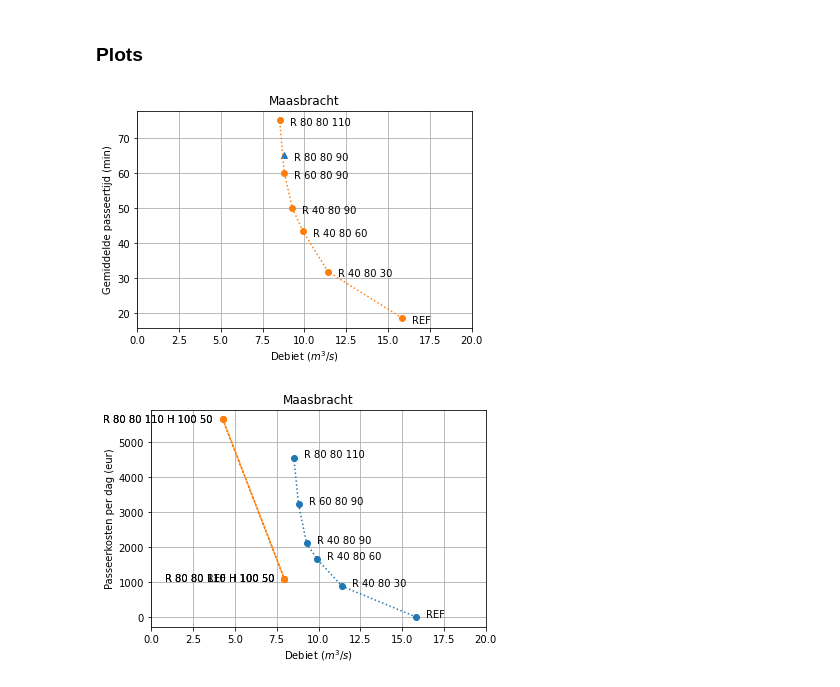
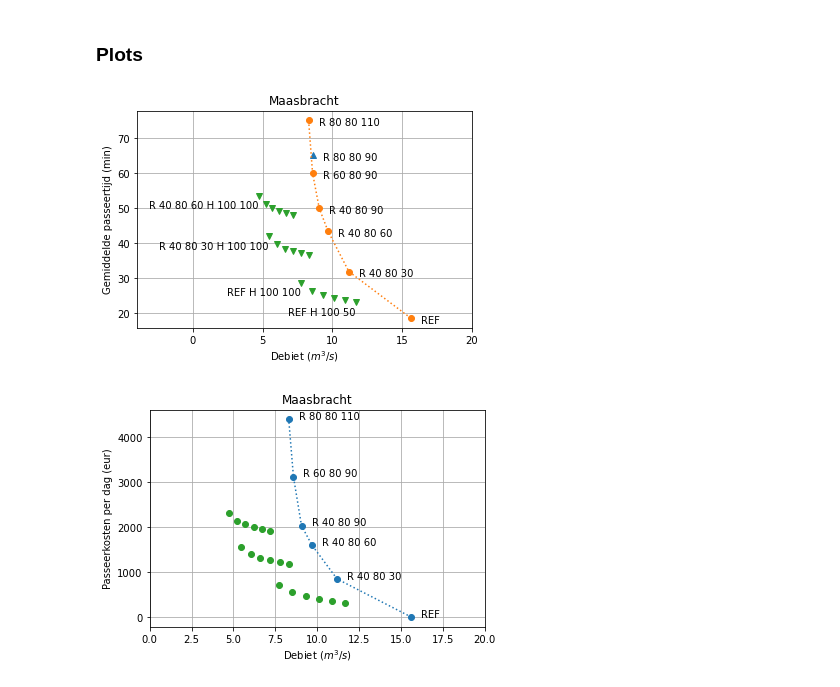
Before and after one commit to jurjendejong/pySIVAK, a Jupyter notebook: Ontwerp laagwaterbeleid.ipynb, the cells around one changed output. Drawn from its saved outputs; the diff is of its cells as text; code cells hidden in the pictures.

```diff
--- a/Ontwerp laagwaterbeleid.ipynb
+++ b/Ontwerp laagwaterbeleid.ipynb
@@ -225,6 +231,6 @@ for s, Q in besparing.items():
 # %%
 # Max pompen bij zuinig
-new_scenario = create_pomp_scenario(scenarios_zuinig[-1], Q_pump=max_pomp_inzet[lock])
+new_scenario = create_pomp_scenario(LWB['zuinig'][-1], Q_pump=max_pomp_inzet[lock])
 scenarios = scenarios.append(new_scenario)
 
-laagwaterbeleid_zuinig_maxpompen = [scenarios_ref] + scenarios_zuinig + [new_scenario.name]
+LWB['zuinig dan max pompen'] = [LWB['ref']] + LWB['zuinig'] + [new_scenario.name]
@@ -271,7 +237,15 @@ scenarios = scenarios.append(new_scenario)
+# %%
+# Pompen na hevelend
+scenarios_hevelend_waarbij_ook_pompen = [s for s in scenarios.index if 'H 100 100' in s]
+for s in scenarios_hevelend_waarbij_ook_pompen:
+    new_scenario = create_pomp_scenario(s, Q_pump=max_pomp_inzet[lock])
+    scenarios = scenarios.append(new_scenario)
 # %% [markdown]
 ### Stats
 # %%
 # Some more derived statistics
+scenarios['Totale gemiddelde passeertijd (min)'] = scenarios['Passage time average (min)'] + scenarios['Toename gemiddelde passeertijd (min) door hevelend']
+
 scenarios['Totale toename kosten scheepvaart (eur)'] = scenarios['Toename kosten scheepvaart (eur)'] + scenarios['Toename kosten scheepvaart (eur) door hevelend']
 scenarios['Totale toename kosten scheepvaart (eur) per dag'] = scenarios['Totale toename kosten scheepvaart (eur)'] / 7
 
@@ -290,16 +264,25 @@ scenarios['Totale kosten (eur) per uur'] = scenarios['Totale kosten (eur)'] / 7
 # Debiet -- Passeertijd
 f, ax = plt.subplots()
 
-plot_scenarios = scenarios_deleted
-scenarios.loc[plot_scenarios].plot(x='Discharge average (m3/s)', y='Passage time average (min)', zorder=3, marker='^', ls='none', legend=False, ax=ax)
+plot_scenarios = LWB['unused']
+scenarios.loc[plot_scenarios].plot(x='Totale debiet (m3/s)', y='Passage time average (min)', zorder=3, marker='^', ls='none', legend=False, ax=ax)
 
-plot_scenarios = [scenarios_ref] + scenarios_schutregimes
-scenarios.loc[plot_scenarios].plot(x='Discharge average (m3/s)', y='Passage time average (min)', zorder=3, marker='o', ls=':', legend=False, ax=ax)
+plot_scenarios = [LWB['ref']] + LWB['regimes']
+scenarios.loc[plot_scenarios].plot(x='Totale debiet (m3/s)', y='Passage time average (min)', zorder=3, marker='o', ls=':', legend=False, ax=ax)
 
-for i, r in scenarios.loc[plot_scenarios + scenarios_deleted].iterrows():
-    plt.annotate(i, xy=(r['Discharge average (m3/s)'], r['Passage time average (min)']), xytext=(10, -5), textcoords='offset points')
 
-plt.xlim(0, 20)
+scenarios.loc[LWB['hevelend']].plot(x='Totale debiet (m3/s)', y='Totale gemiddelde passeertijd (min)', zorder=3, marker='v', ls='none', legend=False, ax=ax)
+
+
+for i, r in scenarios.loc[plot_scenarios + LWB['unused']].iterrows():
+    plt.annotate(i, xy=(r['Totale debiet (m3/s)'], r['Passage time average (min)']), xytext=(10, -5), textcoords='offset points')
+
+
+for i, r in scenarios.loc[LWB['hevelend']].iloc[[0,5, 11,  -1]].iterrows():
+    plt.annotate(i, xy=(r['Totale debiet (m3/s)'], r['Totale gemiddelde passeertijd (min)']), xytext=(0, -5), textcoords='offset points', ha='right', va='top')
+
+
+plt.xlim(-4, 20)
 # plt.ylim(0, 90)
 plt.xlabel('Debiet ($m^3/s$)')
 plt.ylabel('Gemiddelde passeertijd (min)')
@@ -309,36 +292,35 @@ plt.title(lock)
 plt.savefig(    outputdir / f'{lock}_Debiet_passeertijd.png', bbox_inches='tight', dpi=150)
 plt.savefig(    outputdir / f'{lock}_Debiet_passeertijd.svg', bbox_inches='tight')
 # %% [output]
-[figure, old version]
+[figure, new version]
 # %%
 # Debiet -- Passeerkosten
 f, ax  = plt.subplots()
 
-plot_scenarios = [scenarios_ref] + scenarios_schutregimes
+plot_scenarios = [LWB['ref']] + LWB['regimes']
 scenarios.loc[plot_scenarios].plot(x='Discharge average (m3/s)', y='Totale kosten (eur) per dag', ls=':', marker='o', legend=False, ax=ax)
 
 for i, r in scenarios.loc[plot_scenarios].iterrows():
     plt.annotate(i, xy=(r['Discharge average (m3/s)'], r['Totale kosten (eur) per dag']), xytext=(10, 0), textcoords='offset points')
 
 
-plot_scenarios_hevelend = [s for s in scenarios.index if 'H' in s]
-scenarios.loc[plot_scenarios_hevelend].plot(x='Totale debiet (m3/s)', y='Totale kosten (eur) per dag', ls=':', marker='o', legend=False, ax=ax)
+scenarios.loc[LWB['hevelend']].plot(x='Totale debiet (m3/s)', y='Totale kosten (eur) per dag', ls='none', marker='o', legend=False, ax=ax, c='C2')
 
-for i, r in scenarios.loc[plot_scenarios_hevelend].iterrows():
-    plt.annotate(i, xy=(r['Totale debiet (m3/s)'], r['Totale kosten (eur) per dag']), xytext=(-10, 0), textcoords='offset points', ha='right', va='center')
+# for i, r in scenarios.loc[LWB['hevelend']].iterrows():
+#     plt.annotate(i, xy=(r['Totale debiet (m3/s)'], r['Totale kosten (eur) per dag']), xytext=(-10, 0), textcoords='offset points', ha='right', va='top')
 
 
 
 plt.xlim(0, 20)
 # plt.ylim(0, 7000)
 plt.xlabel('Debiet ($m^3/s$)')
 plt.ylabel('Passeerkosten per dag (eur)')
 plt.grid(c='#AAA')
 plt.title(lock)
 
 # plt.yticks(locs, map(lambda x: "%.1f" % x, plt.gca().get_yticks()/1e3))
 plt.savefig(    outputdir / f'{lock}_Debiet_passeerkosten.png', bbox_inches='tight', dpi=150)
 plt.savefig(    outputdir / f'{lock}_Debiet_passeerkosten.svg', bbox_inches='tight')
 # plotdata.to_csv(outputdir / f'{lock}_Debiet_passeertijd.csv')
 # %% [output]
-[figure, old version]
+[figure, new version]
```
Also changed, not shown: parts of 31 cells of this notebook, 1 other file.
